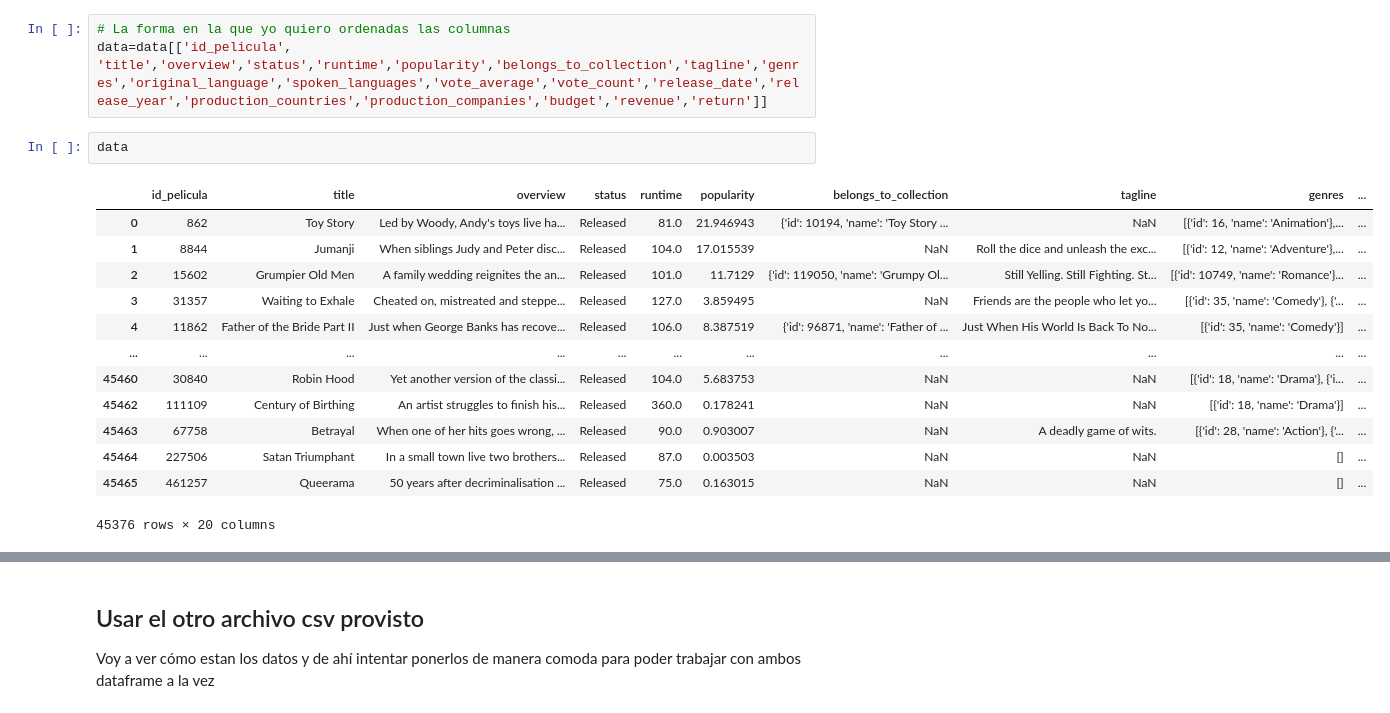
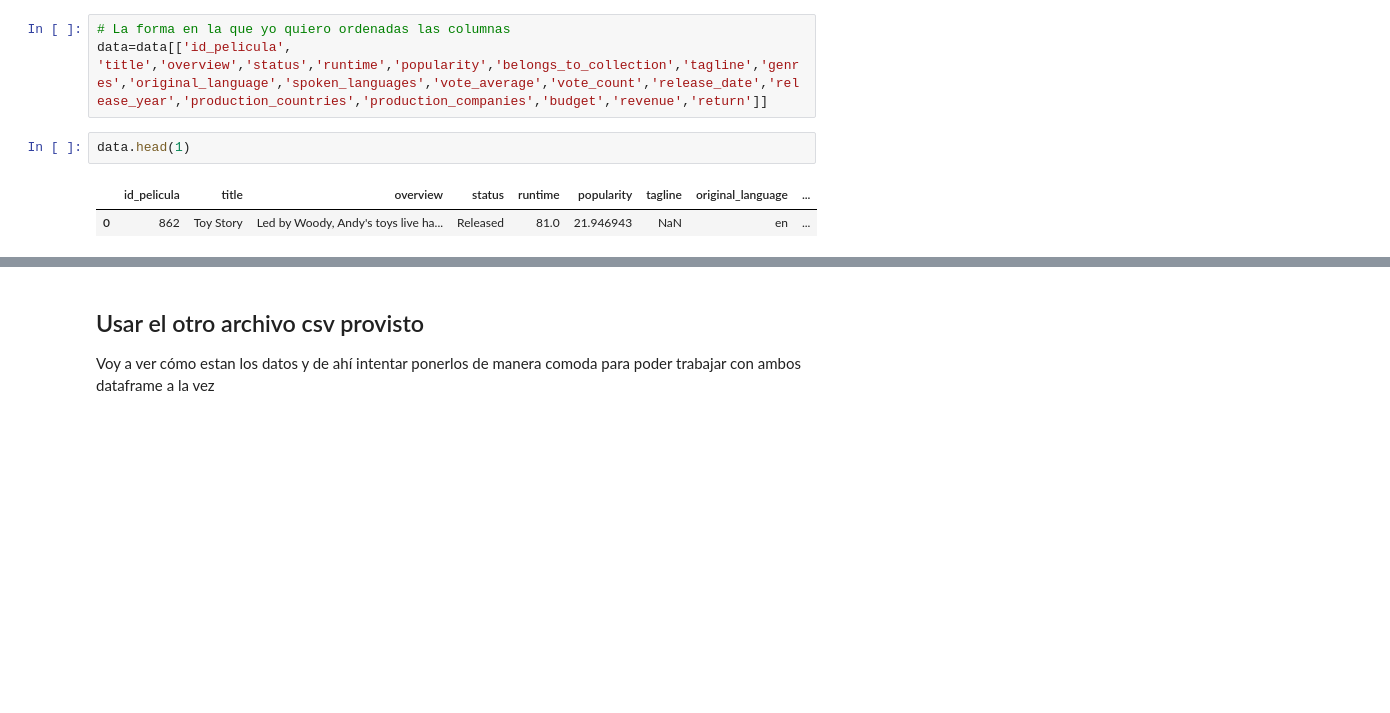
Before and after one commit to A-Lasso/Proyecto_Individual1, a Jupyter notebook: Codigo.ipynb, the cells around one changed output, grey strips where cells are left out. Saved outputs shown, nothing was run; the diff lists cells and outputs as text; blank space fills up the shorter version.

```diff
--- a/Codigo.ipynb
+++ b/Codigo.ipynb
@@ -225,18 +225,7 @@ data["id_pelicula"]=pd.to_numeric(data["id"],downcast="integer")
 # La forma en la que yo quiero ordenadas las columnas
 data=data[['id_pelicula', 'title','overview','status','runtime','popularity','belongs_to_collection','tagline','genres','original_language','spoken_languages','vote_average','vote_count','release_date','release_year','production_countries','production_companies','budget','revenue','return']]
 # %%
-data
+data.head(1)
 # %% [output]
-|  | id_pelicula | title | overview | status | runtime | popularity | belongs_to_collection | tagline | genres | ... |
-| 0 | 862 | Toy Story | Led by Woody, Andy's toys live ha... | Released | 81.0 | 21.946943 | {'id': 10194, 'name': 'Toy Story ... | NaN | [{'id': 16, 'name': 'Animation'},... | ... |
-| 1 | 8844 | Jumanji | When siblings Judy and Peter disc... | Released | 104.0 | 17.015539 | NaN | Roll the dice and unleash the exc... | [{'id': 12, 'name': 'Adventure'},... | ... |
-| 2 | 15602 | Grumpier Old Men | A family wedding reignites the an... | Released | 101.0 | 11.7129 | {'id': 119050, 'name': 'Grumpy Ol... | Still Yelling. Still Fighting. St... | [{'id': 10749, 'name': 'Romance'}... | ... |
-| 3 | 31357 | Waiting to Exhale | Cheated on, mistreated and steppe... | Released | 127.0 | 3.859495 | NaN | Friends are the people who let yo... | [{'id': 35, 'name': 'Comedy'}, {'... | ... |
-| 4 | 11862 | Father of the Bride Part II | Just when George Banks has recove... | Released | 106.0 | 8.387519 | {'id': 96871, 'name': 'Father of ... | Just When His World Is Back To No... | [{'id': 35, 'name': 'Comedy'}] | ... |
-| ... | ... | ... | ... | ... | ... | ... | ... | ... | ... | ... |
-| 45460 | 30840 | Robin Hood | Yet another version of the classi... | Released | 104.0 | 5.683753 | NaN | NaN | [{'id': 18, 'name': 'Drama'}, {'i... | ... |
-| 45462 | 111109 | Century of Birthing | An artist struggles to finish his... | Released | 360.0 | 0.178241 | NaN | NaN | [{'id': 18, 'name': 'Drama'}] | ... |
-| 45463 | 67758 | Betrayal | When one of her hits goes wrong, ... | Released | 90.0 | 0.903007 | NaN | A deadly game of wits. | [{'id': 28, 'name': 'Action'}, {'... | ... |
-| 45464 | 227506 | Satan Triumphant | In a small town live two brothers... | Released | 87.0 | 0.003503 | NaN | NaN | [] | ... |
-| 45465 | 461257 | Queerama | 50 years after decriminalisation ... | Released | 75.0 | 0.163015 | NaN | NaN | [] | ... |
+|  | id_pelicula | title | overview | status | runtime | popularity | tagline | original_language | ... |
+| 0 | 862 | Toy Story | Led by Woody, Andy's toys live ha... | Released | 81.0 | 21.946943 | NaN | en | ... |
-45376 rows × 20 columns
```
Also changed, not shown: parts of 44 cells of this notebook, 2 other files.
